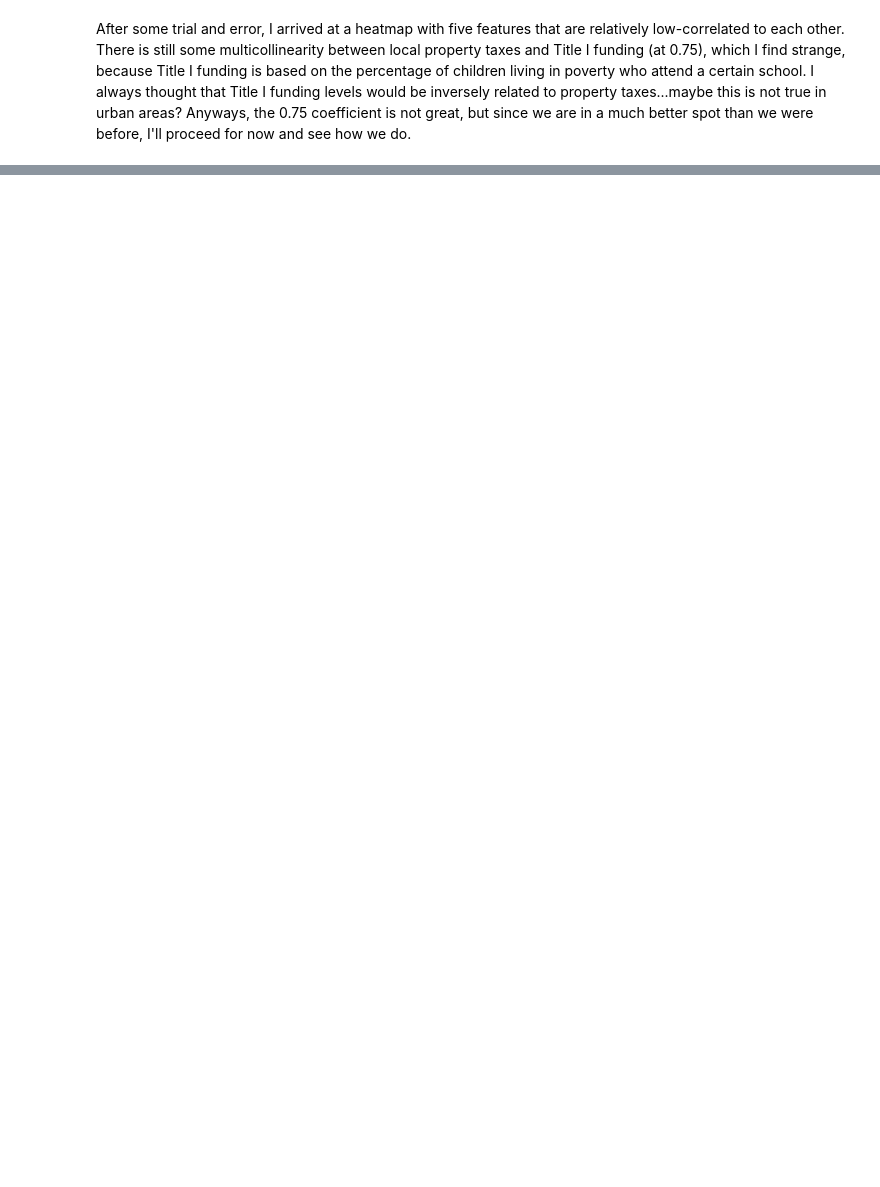
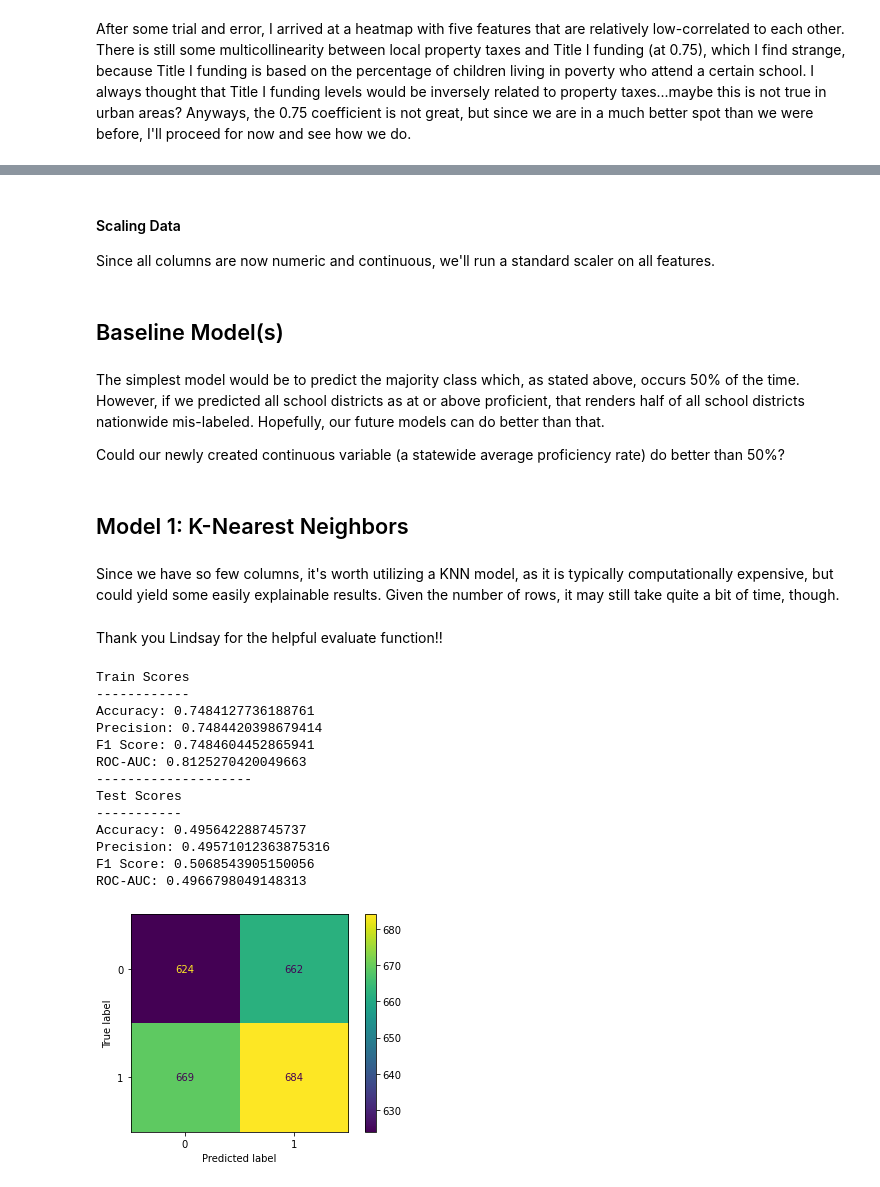
Before and after one commit to alexiskedo/Predicting-School-District-Performance, a Jupyter notebook: District_Spending_and_Achievement.ipynb, the cells around one changed output, grey strips where cells are left out. Cells and saved outputs as stored; diff of their text form; code cells hidden in the pictures; blank space fills up the shorter version.

```diff
--- a/District_Spending_and_Achievement.ipynb
+++ b/District_Spending_and_Achievement.ipynb
@@ -558,0 +592,10 @@ After some trial and error, I arrived at a heatmap with five features that are r
+# %%
+#Join helper dataframe with my training predictors and testing data
+X_train = pd.merge(state_averages, X_train, how = 'inner', on='state').reset_index()
+X_test = pd.merge(state_averages, X_test, how = 'inner', on='state').reset_index()
+# %%
+X_train = X_train.drop(['state', 'perc_prof_y'], axis = 1)
+X_test = X_test.drop(['state', 'perc_prof_y'], axis = 1)
+# %%
+X_train = X_train.rename(columns = {'perc_prof_x':'avg_state_prof'})
+X_test = X_test.rename(columns = {'perc_prof_x':'avg_state_prof'})
@@ -558,0 +628,3 @@ After some trial and error, I arrived at a heatmap with five features that are r
+# %% [markdown]
+#### Scaling Data
+Since all columns are now numeric and continuous, we'll run a standard scaler on all features.
@@ -558,0 +636,6 @@ After some trial and error, I arrived at a heatmap with five features that are r
+# %% [markdown]
+## Baseline Model(s)
+# %% [markdown]
+The simplest model would be to predict the majority class which, as stated above, occurs  50% of the time. However, if we predicted all school districts as at or above proficient, that renders half of all school districts nationwide mis-labeled. Hopefully, our future models can do better than that.
+
+Could our newly created continuous variable (a statewide average proficiency rate) do better than 50%?
@@ -558,0 +653,4 @@ After some trial and error, I arrived at a heatmap with five features that are r
+# %% [markdown]
+## Model 1: K-Nearest Neighbors
+# %% [markdown]
+Since we have so few columns, it's worth utilizing a KNN model, as it is typically computationally expensive, but could yield some easily explainable results. Given the number of rows, it may still take quite a bit of time, though.
@@ -558,0 +659,24 @@ After some trial and error, I arrived at a heatmap with five features that are r
+# %%
+knn = KNeighborsClassifier(n_neighbors=3)
+knn.fit(X_train, y_train)
+#Predictions for the testing set
+y_preds = knn.predict(X_test)
+# %% [markdown]
+Thank you Lindsay for the helpful evaluate function!!
+# %%
+fn.evaluate(knn, X_train, X_test, y_train, y_test)
+# %% [output]
+Train Scores
+------------
+Accuracy: 0.7484127736188761
+Precision: 0.7484420398679414
+F1 Score: 0.7484604452865941
+ROC-AUC: 0.8125270420049663
+--------------------
+Test Scores
+-----------
+Accuracy: 0.495642288745737
+Precision: 0.49571012363875316
+F1 Score: 0.5068543905150056
+ROC-AUC: 0.4966798049148313
+[figure, added]
```
Also changed, not shown: parts of 29 cells of this notebook, 1 other file.
